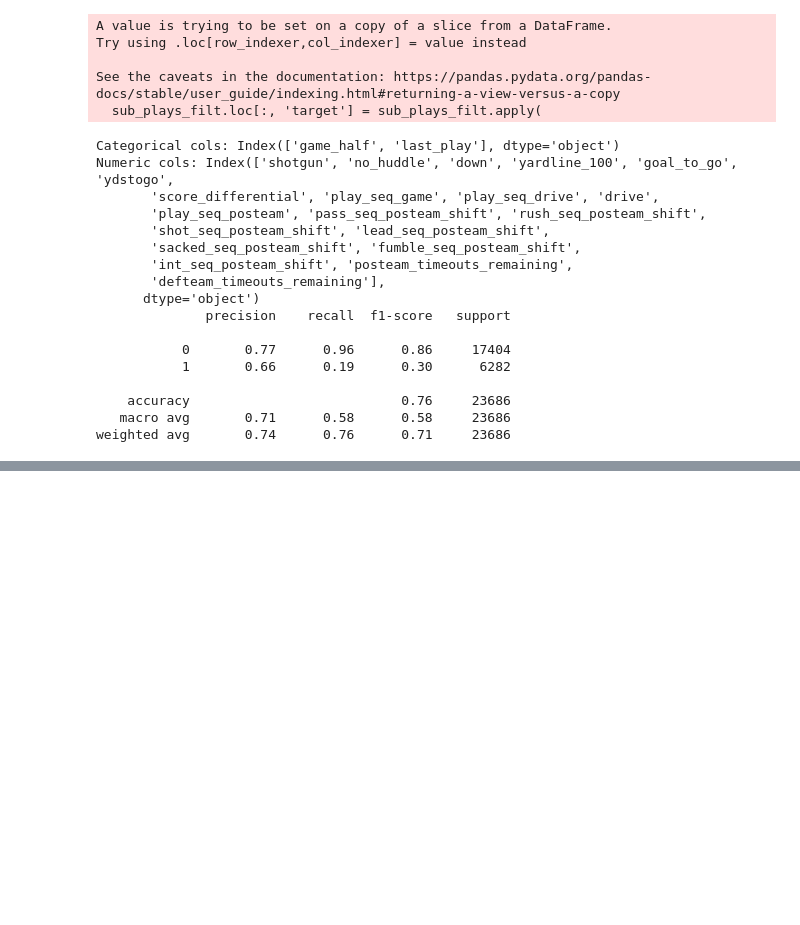
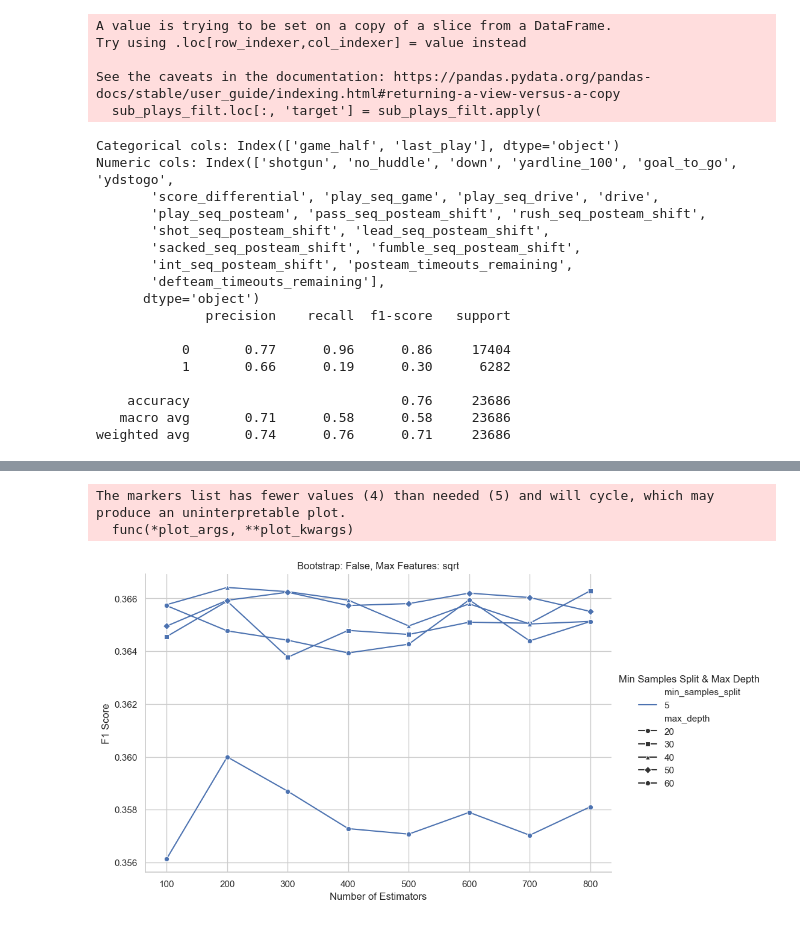
Before and after one commit to christopher-junk/nfl_rf, a Jupyter notebook: play_prediction.ipynb, the cells around one changed output, grey strips where cells are left out. Saved outputs shown, nothing was run; the diff lists cells and outputs as text; code cells hidden in the pictures; blank space fills up the shorter version.

```diff
--- a/play_prediction.ipynb
+++ b/play_prediction.ipynb
@@ -365,10 +359,10 @@ x_train, x_test, y_train, y_test = train_test_split(x, y, test_size=0.2, random_
 
 # Define the parameter grid
 param_grid = {
-    'classifier__n_estimators': np.array(range(100, 800 + 1, 100)),
-    'classifier__max_depth': np.array(range(20, 50 + 1, 10)),
+    'classifier__n_estimators': np.array(range(100, 500 + 1, 100)),
+    'classifier__max_depth': np.array(range(20, 30 + 1, 10)),
     'classifier__min_samples_split': [2, 5, 10],
-    'classifier__max_features': ['sqrt'],
+    'classifier__max_features': ['sqrt', 'log2'],
     'classifier__bootstrap': [False, True]
 }
 
@@ -444,0 +399,56 @@ plt.show()
+# %%
+import seaborn as sns
+import matplotlib.pyplot as plt
+import pandas as pd
+
+# Assuming grid_search is your fitted grid search object
+results = pd.DataFrame(grid_search.cv_results_)
+
+# Rename columns for easier access
+plot_results = results.rename(columns = {
+    'param_classifier__bootstrap': 'bootstrap',
+    'param_classifier__max_depth': 'max_depth',
+    'param_classifier__max_features': 'max_feat',
+    'param_classifier__min_samples_split': 'min_samples_split',
+    'param_classifier__n_estimators': 'n_estimators',
+    'mean_test_score': 'f1'
+})
+
+# Convert 'max_depth' to integer, ensure other necessary columns are integers
+plot_results['max_depth'] = plot_results['max_depth'].astype(int)
+plot_results['n_estimators'] = plot_results['n_estimators'].astype(int)
+plot_results['min_samples_split'] = plot_results['min_samples_split'].astype('category')
+
+# Ensure 'max_feat' is treated as a categorical variable for faceting
+plot_results['max_feat'] = plot_results['max_feat'].astype('category')
+
+# Ensure 'min_samples_split' is treated as a categorical variable for hue
+plot_results['min_samples_split'] = plot_results['min_samples_split'].astype('category')
+
+# Create a FacetGrid based on 'bootstrap' and 'max_feat'
+g = sns.FacetGrid(plot_results,
+                  col='bootstrap',          # Facet by 'bootstrap'
+                  row='max_feat',           # Facet by 'max_feat'
+                  height=6,                 # Set plot height
+                  aspect=1.5)               # Set aspect ratio
+
+# Map the lineplot, specifying the correct x and y values, and grouping by 'min_samples_split'
+g.map(sns.lineplot,
+      'n_estimators',           # X-axis: 'n_estimators'
+      'f1',                      # Y-axis: 'f1' (mean test score)
+      hue=plot_results['min_samples_split'],   # Grouping by 'min_samples_split'
+      style=plot_results['max_depth'],         # Different line styles for 'max_depth'
+      markers=['o', 's', '^', 'D'],  # Use markers for different groups
+      dashes=False)              # Disable dashes for lines
+
+# Add labels, titles, and legends
+g.set_axis_labels("Number of Estimators", "F1 Score")
+g.set_titles("Bootstrap: {col_name}, Max Features: {row_name}")
+g.add_legend(title="Min Samples Split & Max Depth")
+
+# Show the plot
+plt.show()
+# %% [output]
+The markers list has fewer values (4) than needed (5) and will cycle, which may produce an uninterpretable plot.
+  func(*plot_args, **plot_kwargs)
+[figure, added]
```
Also changed, not shown: parts of 16 cells of this notebook.
